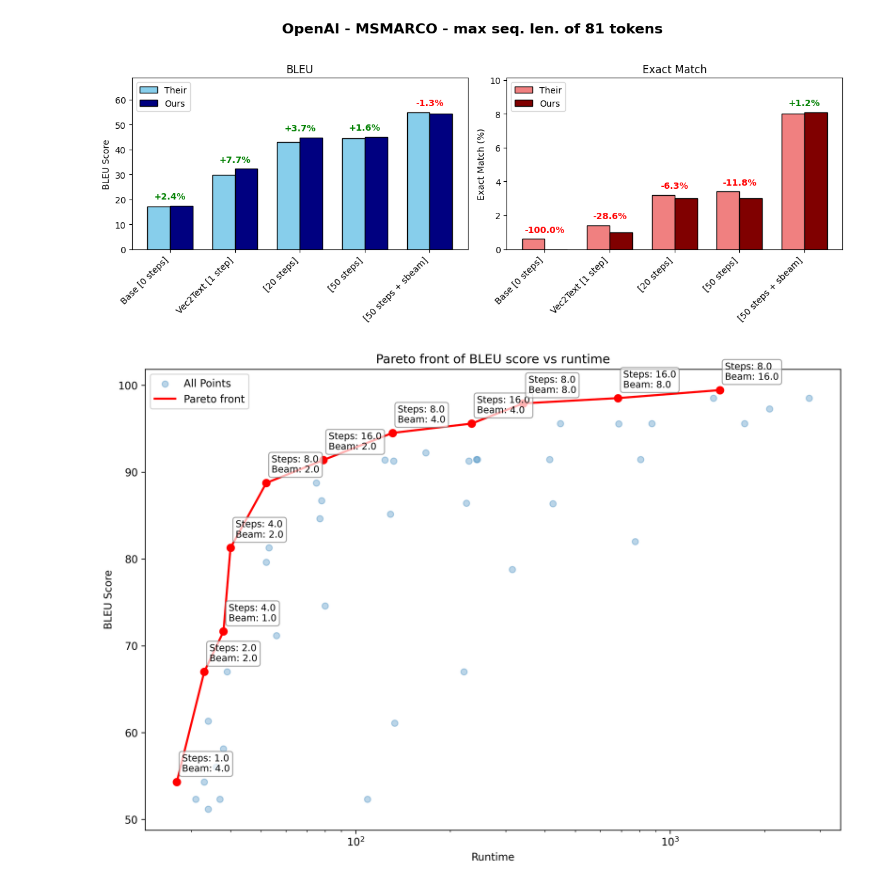
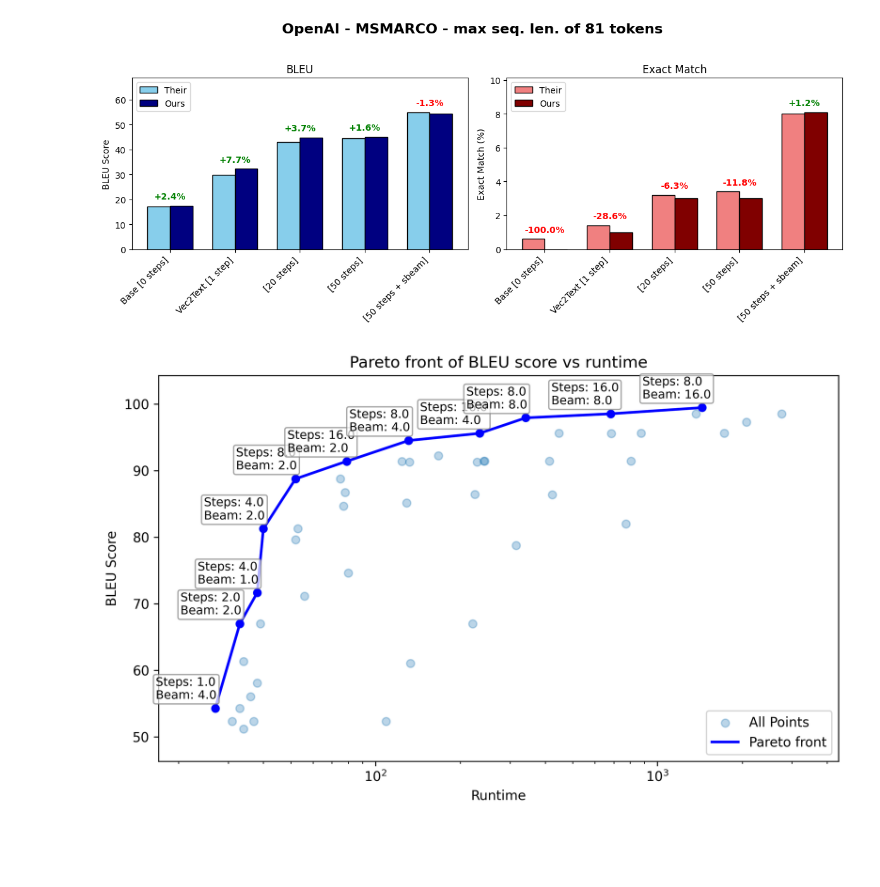
Before and after one commit to dqmis/ir2, a Jupyter notebook: notebooks/plots_and_tables.ipynb, the cells around one changed output. Saved outputs shown, nothing was run; the diff lists cells and outputs as text; code cells hidden in the pictures; blank space fills up the shorter version.

```diff
--- a/notebooks/plots_and_tables.ipynb
+++ b/notebooks/plots_and_tables.ipynb
@@ -331,50 +344,53 @@ data.dropna(inplace=True)
 data["num_steps"] = data["num_steps"].astype(int)
 data["sequence_beam_width"] = data["sequence_beam_width"].astype(int)
 data["Runtime"] = data["Runtime"].astype(float)
 
 data_sorted = data.sort_values(["Runtime", "bleu_score"], ascending=[True, False])
 
 pareto_front = []
 last_bleu = -1
 for _, row in data_sorted.iterrows():
     if row["bleu_score"] > last_bleu:
         pareto_front.append(row)
         last_bleu = row["bleu_score"]
 
 pareto_front = pd.DataFrame(pareto_front)
 
-plt.figure(figsize=(12, 8), dpi=300)
-plt.scatter(data["Runtime"], data["bleu_score"], alpha=0.3, label="All Points")
+fig, ax = plt.subplots(figsize=(8, 5), dpi=300)
 
-plt.plot(
-    pareto_front["Runtime"], pareto_front["bleu_score"], "r-", linewidth=2, label="Pareto front"
+ax.scatter(data["Runtime"], data["bleu_score"], alpha=0.3, label="All Points")
+
+ax.plot(
+    pareto_front["Runtime"], pareto_front["bleu_score"], "b-", linewidth=2, label="Pareto front"
 )
-plt.scatter(pareto_front["Runtime"], pareto_front["bleu_score"], color="red", s=50)
+ax.scatter(pareto_front["Runtime"], pareto_front["bleu_score"], color="b", s=30)
 
 for idx, row in pareto_front.iterrows():
-    plt.annotate(
+    ax.annotate(
         f"Steps: {row['num_steps']}\nBeam: {row['sequence_beam_width']}",
         (row["Runtime"], row["bleu_score"]),
         textcoords="offset points",
-        xytext=(5, 10),
+        xytext=(-45, 7),
         ha="left",
-        fontsize=9,
-        bbox=dict(boxstyle="round,pad=0.3", edgecolor="gray", facecolor="white", alpha=0.7),
+        fontsize=9,               # make it a bit smaller if needed
+        bbox=dict(boxstyle="round,pad=0.2", edgecolor="gray", facecolor="white", alpha=0.7),
+        clip_on=False,            # let it draw outside the axes
     )
 
-plt.xscale("log")
+ax.set_xscale("log")
+ax.set_xmargin(0.1)
+ax.set_ymargin(0.1)
 
-plt.xlabel("Runtime")
-plt.ylabel("BLEU Score")
-plt.title("Pareto front of BLEU score vs runtime")
+ax.set_xlabel("Runtime")
+ax.set_ylabel("BLEU Score")
+ax.set_title("Pareto front of BLEU score vs runtime")
+ax.legend(loc="lower right")
 
-plt.legend()
-
+plt.tight_layout()   # <-- adjust margins
 plt.savefig("pareto_front_bleu_vs_runtime.pdf", bbox_inches="tight")
-
 plt.show()
 # %% [output]
-[figure, old version]
+[figure, new version]
 # %%
 import pandas as pd
 
```
Also changed, not shown: parts of 2 cells of this notebook, 9 other files.
